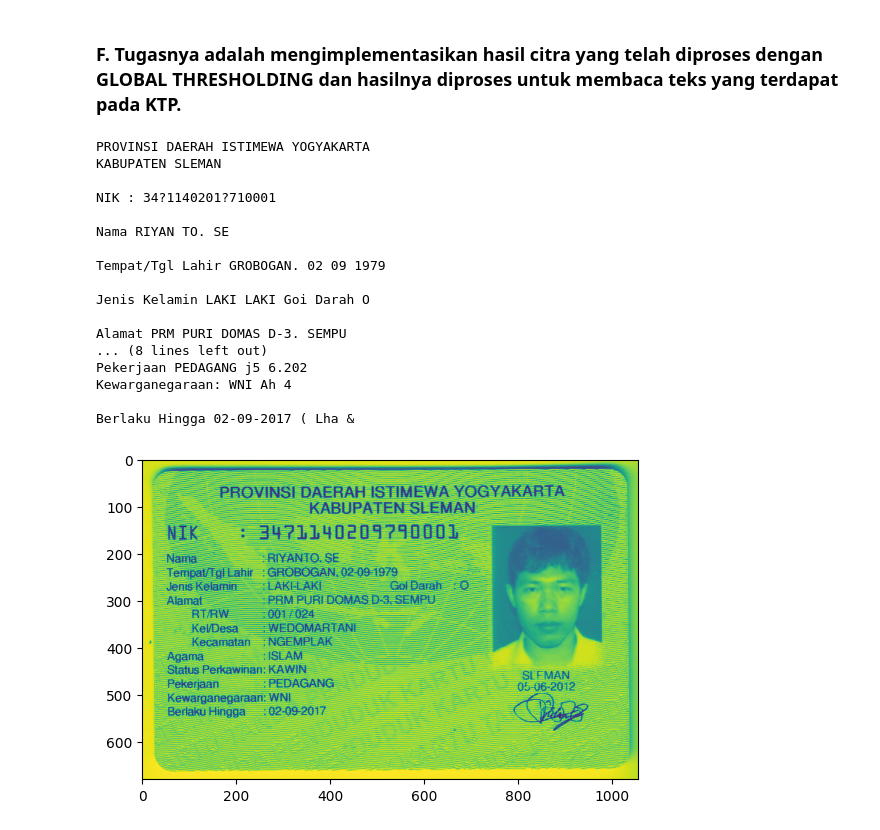
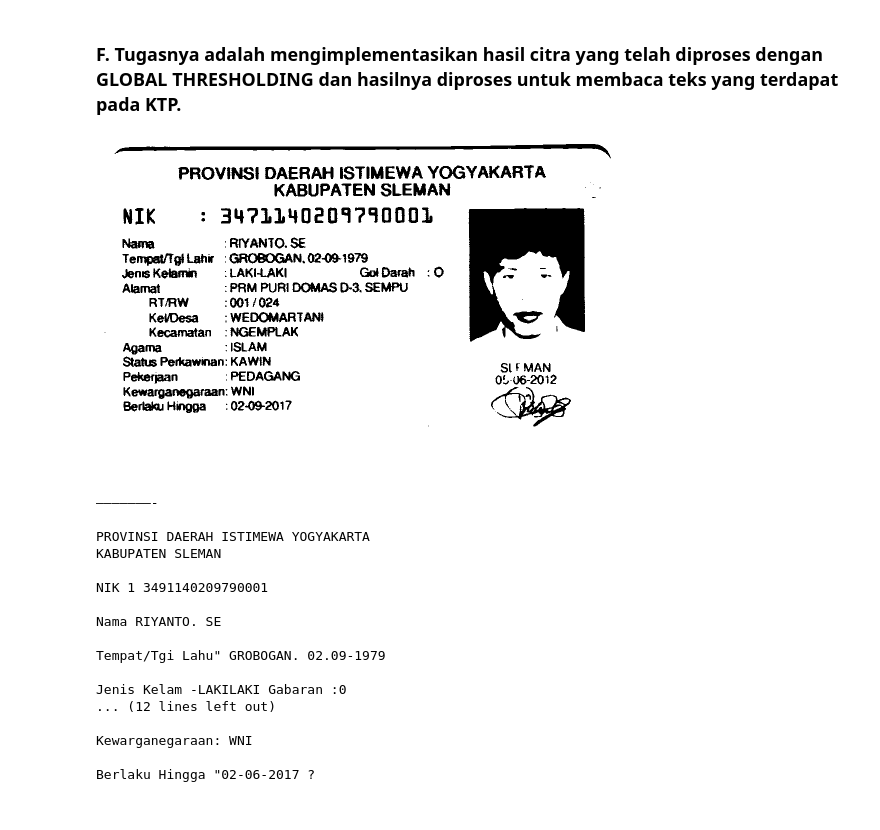
Before and after one commit to RizqiRHuda/PVCK_Semester5, a Jupyter notebook: week10.ipynb, the cells around one changed output. Drawn from its saved outputs; the diff is of its cells as text; code cells hidden in the pictures.

```diff
--- a/week10.ipynb
+++ b/week10.ipynb
@@ -331,37 +340,44 @@ Berlaku Hingga :02-09-2017 NIA
 # %%
-import cv2
 from google.colab.patches import cv2_imshow
-import matplotlib.pyplot as plt
+import cv2 as cv
+import pytesseract
 
-# Baca gambar
-img = cv.imread('/content/drive/MyDrive/img_python/content/img_week7/ktp.png',cv2.IMREAD_GRAYSCALE)
+img_path = ('/content/drive/MyDrive/img_python/content/img_week7/ktp.png')
+img = cv.imread(img_path, 0)
 
-plt.imshow(img)
-# gray = cv.cvtColor(img, cv.COLOR_BGR2GRAY)
-th, threshed = cv.threshold(gray, 127, 255, cv.THRESH_TRUNC)
-text1 = pytesseract.image_to_data(threshed,output_type='data.frame')
+blur = cv.GaussianBlur(img, (5, 5), 0)
+ret, th1 = cv.threshold(blur, 90, 255, cv.THRESH_BINARY + cv.THRESH_OTSU)  # Use THRESH_OTSU
+
+# Load and preprocess the image
+img = cv.resize(th1, (0, 0), fx=0.5, fy=0.5)
+cv2_imshow(img)
+
+# Apply thresholding and extract text
+th, threshed = cv.threshold(img, 127, 255, cv.THRESH_TRUNC)
 text2 = pytesseract.image_to_string(threshed, lang="ind")
 print(text2)
 
+# Filter and group text data
+text1 = pytesseract.image_to_data(threshed, output_type='data.frame')
 text = text1[text1.conf != -1]
 lines = text.groupby('block_num')['text'].apply(list)
 conf = text.groupby(['block_num'])['conf'].mean()
 # %% [output]
+[figure, new version]
+———————-
+
 PROVINSI DAERAH ISTIMEWA YOGYAKARTA
 KABUPATEN SLEMAN
 
-NIK : 34?1140201?710001
+NIK 1 3491140209790001
 
-Nama RIYAN TO. SE
+Nama RIYANTO. SE
 
-Tempat/Tgl Lahir GROBOGAN. 02 09 1979
+Tempat/Tgi Lahu" GROBOGAN. 02.09-1979
 
-Jenis Kelamin LAKI LAKI Goi Darah O
+Jenis Kelam -LAKILAKI Gabaran :0
+... (12 lines left out)
 
-Alamat PRM PURI DOMAS D-3. SEMPU
-... (8 lines left out)
-Pekerjaan PEDAGANG j5 6.202
-Kewarganegaraan: WNI Ah 4
+Kewarganegaraan: WNI
 
-Berlaku Hingga 02-09-2017 ( Lha &
+Berlaku Hingga "02-06-2017 ?
-[figure, old version]
```
Also changed, not shown: parts of 3 cells of this notebook.
